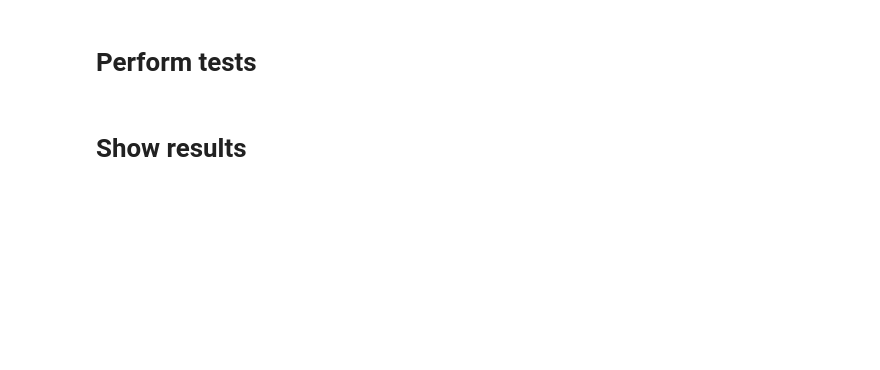
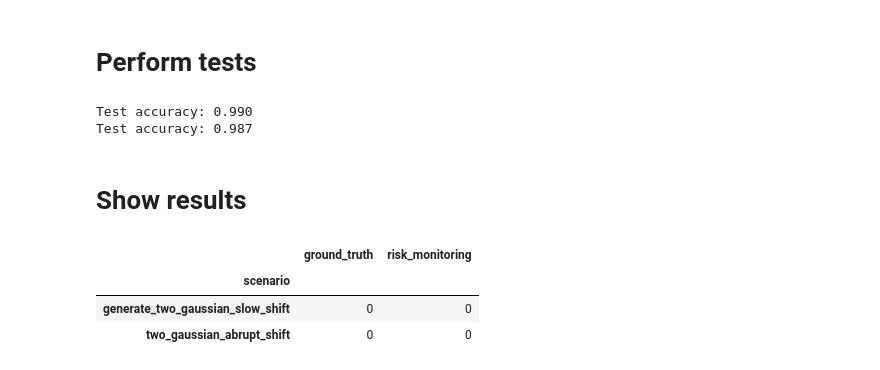
Before and after one commit to scikit-learn-contrib/MAPIE, a Jupyter notebook: notebooks/echangeability_test/exchangeability_test_benchmark.ipynb, the cells around one changed output. Saved outputs shown, nothing was run; the diff lists cells and outputs as text; code cells hidden in the pictures; blank space fills up the shorter version.

```diff
--- a/notebooks/echangeability_test/exchangeability_test_benchmark.ipynb
+++ b/notebooks/echangeability_test/exchangeability_test_benchmark.ipynb
@@ -9,7 +9,7 @@ from scenarios_and_methods import (
 # %% [markdown]
 # Perform tests
 # %%
-scenario_dict = {
+scenarios_dict = {
     # "exchangeable": generate_exchangeable,
     "two_gaussian_abrupt_shift": generate_two_gaussian_abrupt_shift,
     "generate_two_gaussian_slow_shift": generate_two_gaussian_slow_shift,
@@ -22,7 +22,7 @@ methods_dict = {
 
 n_samples = 1000
 result_list=[]
-for scenario_name, generate_data in scenario_dict.items():
+for scenario_name, generate_data in scenarios_dict.items():
     is_exchangeable_ground_truth, X_to_test, y_to_test, X_train, y_train = generate_data(n_samples=n_samples)
 
     for method_name, method in methods_dict.items():
@@ -39,5 +39,8 @@ for scenario_name, generate_data in scenario_dict.items():
         result_list.append(df_)
 
 df = pd.concat(result_list)
+# %% [output]
+Test accuracy: 0.990
+Test accuracy: 0.987
 # %% [markdown]
 # Show results
@@ -54,2 +47,30 @@ df = pd.concat(result_list)
 # %%
-df
+# Prepare pivot table for summary
+summary_df = df.groupby(['scenario', 'method']).agg({
+    'is_exchangeable_ground_truth': 'first',
+    'is_exchangeable': 'first'
+}).reset_index()
+
+# For each scenario, collect ground truth once
+gt_df = summary_df[['scenario', 'is_exchangeable_ground_truth']].drop_duplicates()
+gt_df = gt_df.rename(columns={'is_exchangeable_ground_truth': 'ground_truth'})
+
+# Pivot the methods
+method_df = summary_df.pivot(index='scenario', columns='method', values='is_exchangeable')
+
+# Join with the ground truth
+final_df = method_df.join(gt_df.set_index('scenario'))
+
+# Reorder columns to have ground_truth first, then methods
+cols = ['ground_truth'] + [col for col in final_df.columns if col != 'ground_truth']
+final_df = final_df[cols]
+
+# Convert bools to int (0: not exchangeable, 1: exchangeable)
+final_df = final_df.astype(int)
+
+display(final_df)
+# %% [output]
+|  | ground_truth | risk_monitoring |
+| scenario |  |  |
+| generate_two_gaussian_slow_shift | 0 | 0 |
+| two_gaussian_abrupt_shift | 0 | 0 |
```
Also changed, not shown: parts of 2 cells of this notebook.
